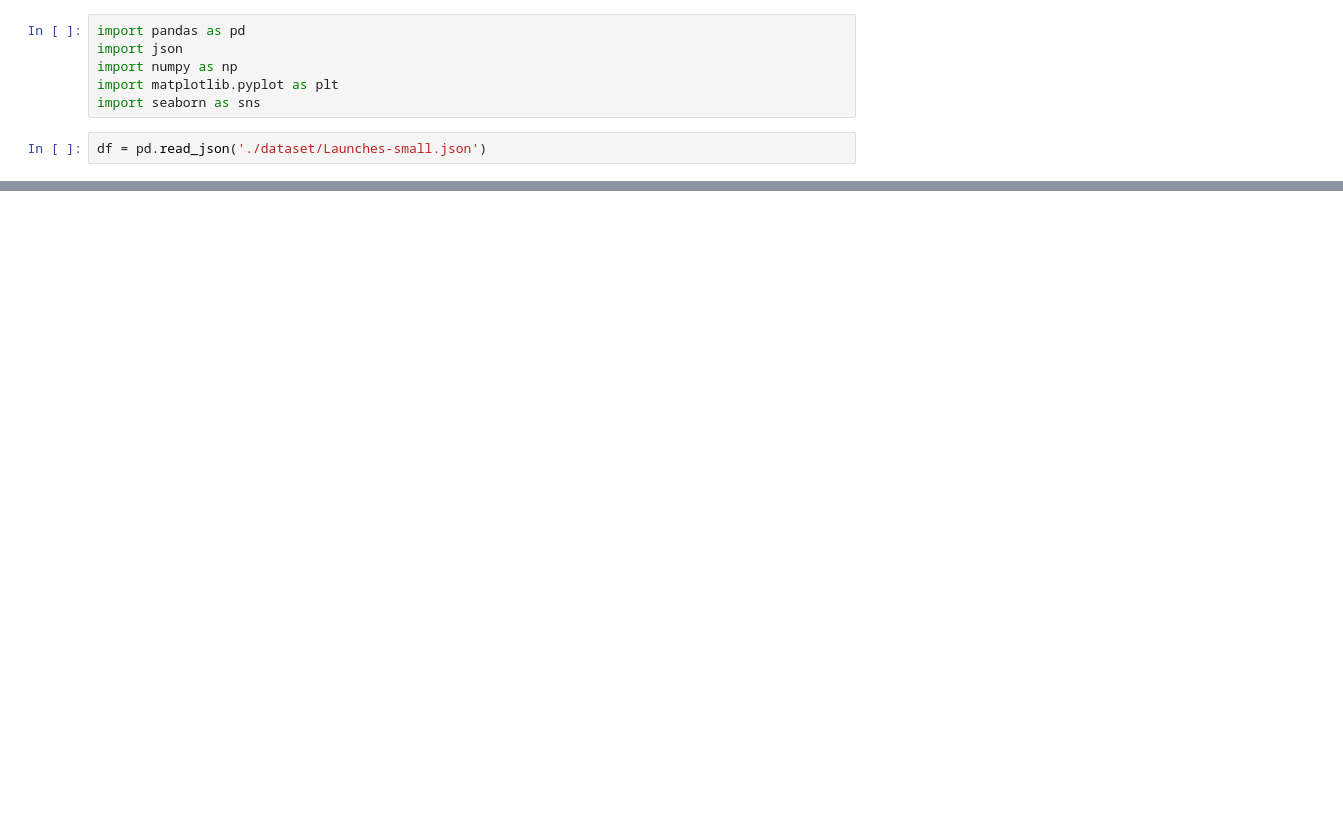
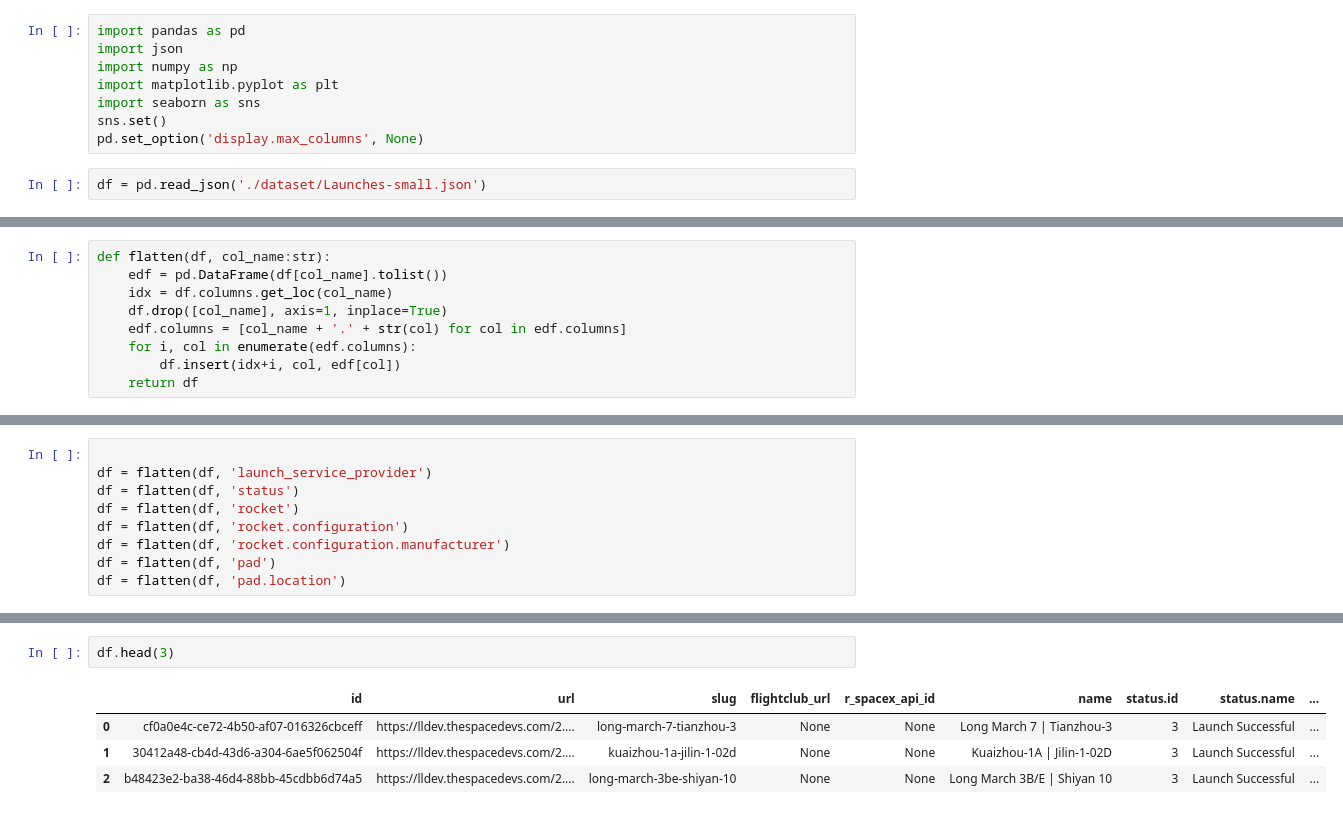
Before and after one commit to Victor4X/datavis-project, a Jupyter notebook: visualization/launches.ipynb, the cells around one changed output, grey strips where cells are left out. Saved outputs shown, nothing was run; the diff lists cells and outputs as text; blank space fills up the shorter version.

Commit message:
flattening data

```diff
--- a/visualization/launches.ipynb
+++ b/visualization/launches.ipynb
@@ -64,6 +64,8 @@ import json
 import numpy as np
 import matplotlib.pyplot as plt
 import seaborn as sns
+sns.set()
+pd.set_option('display.max_columns', None)
 # %%
 df = pd.read_json('./dataset/Launches-small.json')
 # %%
@@ -77,0 +80,9 @@ df.head(5)
+# %%
+def flatten(df, col_name:str):
+    edf = pd.DataFrame(df[col_name].tolist())
+    idx = df.columns.get_loc(col_name)
+    df.drop([col_name], axis=1, inplace=True)
+    edf.columns = [col_name + '.' + str(col) for col in edf.columns]
+    for i, col in enumerate(edf.columns):
+        df.insert(idx+i, col, edf[col])
+    return df
@@ -77,0 +101,9 @@ df.head(5)
+# %%
+
+df = flatten(df, 'launch_service_provider')
+df = flatten(df, 'status')
+df = flatten(df, 'rocket')
+df = flatten(df, 'rocket.configuration')
+df = flatten(df, 'rocket.configuration.manufacturer')
+df = flatten(df, 'pad')
+df = flatten(df, 'pad.location')
@@ -77,0 +151,7 @@ df.head(5)
+# %%
+df.head(3)
+# %% [output]
+|  | id | url | slug | flightclub_url | r_spacex_api_id | name | status.id | status.name | ... |
+| 0 | cf0a0e4c-ce72-4b50-af07-016326cbceff | https://lldev.thespacedevs.com/2.... | long-march-7-tianzhou-3 | None | None | Long March 7 | Tianzhou-3 | 3 | Launch Successful | ... |
+| 1 | 30412a48-cb4d-43d6-a304-6ae5f062504f | https://lldev.thespacedevs.com/2.... | kuaizhou-1a-jilin-1-02d | None | None | Kuaizhou-1A | Jilin-1-02D | 3 | Launch Successful | ... |
+| 2 | b48423e2-ba38-46d4-88bb-45cdbb6d74a5 | https://lldev.thespacedevs.com/2.... | long-march-3be-shiyan-10 | None | None | Long March 3B/E | Shiyan 10 | 3 | Launch Successful | ... |
```
Also changed, not shown: parts of 4 cells of this notebook.
